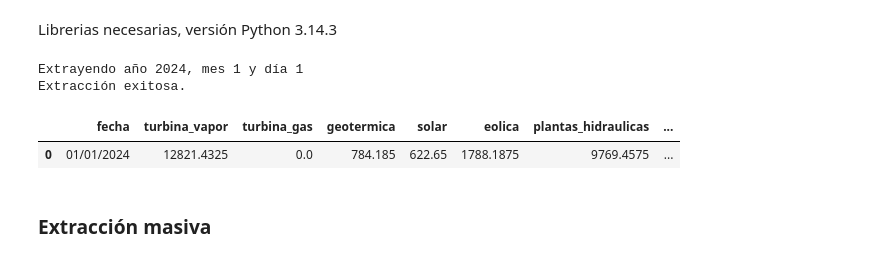
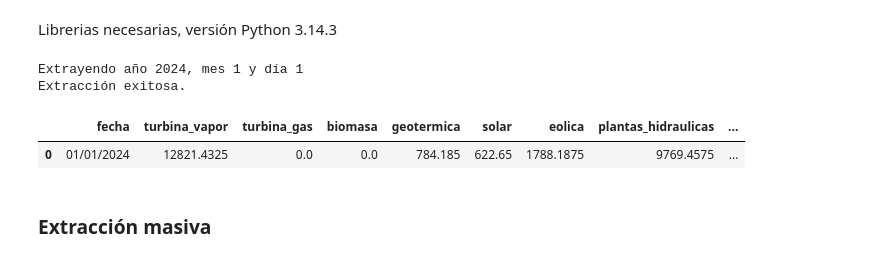
Before and after one commit to PMelecsa26/ExtractAMM, a Jupyter notebook: extractPotencia.ipynb, the cells around one changed output. Cells and saved outputs as stored; diff of their text form; code cells hidden in the pictures.

```diff
--- a/extractPotencia.ipynb
+++ b/extractPotencia.ipynb
@@ -99,8 +99,8 @@ def formatear_df(df_crudo: pd.DataFrame, fecha_reporte: str) -> pd.DataFrame:
 
     # 4. Definir las columnas deseadas manteniendo el orden solicitado
     tecnologias_generacion = [
-        'turbina_vapor', 'turbina_gas', 'geotermica', 'solar',
-        'eolica', 'plantas_hidraulicas', 'motores_reciprocantes', 'biomasa'
+        'turbina_vapor','turbina_gas','biomasa', 'geotermica', 'solar',
+        'eolica', 'plantas_hidraulicas', 'motores_reciprocantes'
     ]
     interconexiones = ['importaciones_sin', 'exportaciones_sin']
 
@@ -207,12 +207,12 @@ def process_extract(anio:int,mes:int,dia:int,cookie:str) -> pd.DataFrame:
     df = extract(anio,mes,dia,session,url,payload)
     return df
 # %%
-process_extract(2024,1,1,"36869560D0FEB5F6B83C9433804A4DA8")
+process_extract(2024,1,1,"BE3D9E522F972738936BDAC5956D2DA2")
 # %% [output]
 Extrayendo año 2024, mes 1 y día 1
 Extracción exitosa.
-|  | fecha | turbina_vapor | turbina_gas | geotermica | solar | eolica | plantas_hidraulicas | ... |
-| 0 | 01/01/2024 | 12821.4325 | 0.0 | 784.185 | 622.65 | 1788.1875 | 9769.4575 | ... |
+|  | fecha | turbina_vapor | turbina_gas | biomasa | geotermica | solar | eolica | plantas_hidraulicas | ... |
+| 0 | 01/01/2024 | 12821.4325 | 0.0 | 0.0 | 784.185 | 622.65 | 1788.1875 | 9769.4575 | ... |
 # %% [markdown]
 ### Extracción masiva
 # %%
```
